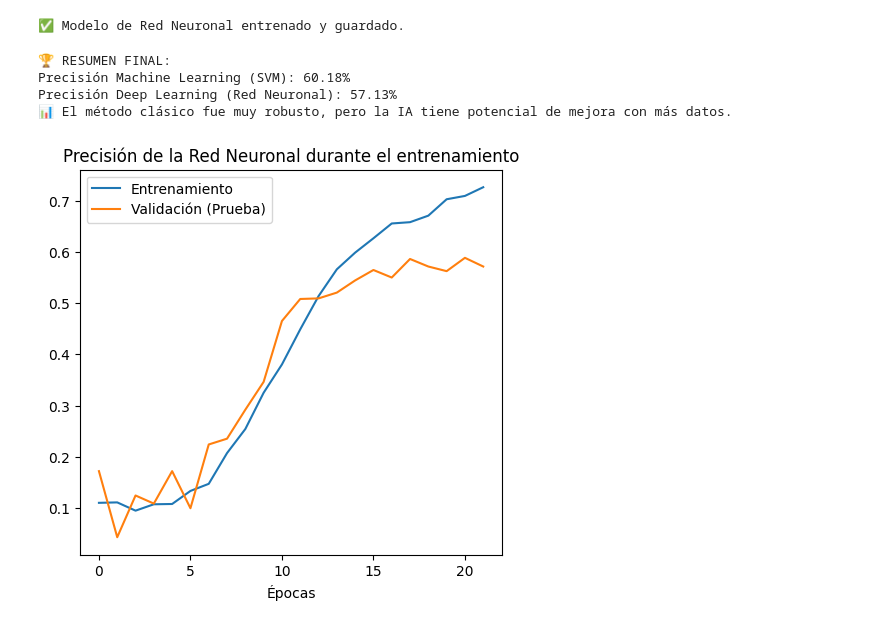
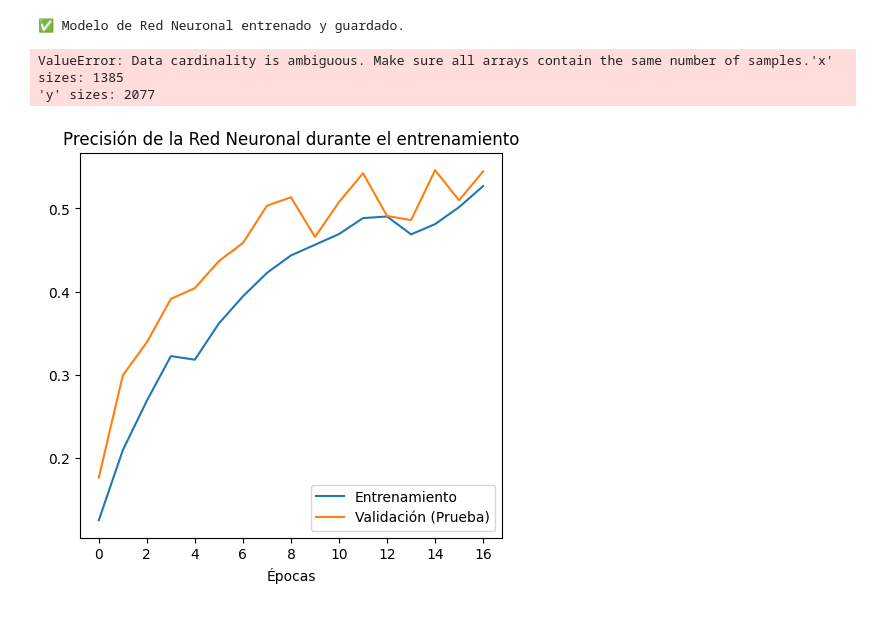
Before and after one commit to fundestpuente/SIC-Clasificador-de-urgencias-medicas-basado-en-la-interpretacion-de-sintomas-mediante-IA, a Jupyter notebook: notebooks/3_entrenamiento_modelos.ipynb, the cells around one changed output. Drawn from its saved outputs; the diff is of its cells as text; code cells hidden in the pictures.

Commit message:
Feat: Embeddings pre entrenados para mejor aprendizaje de la red neuronal.

```diff
--- a/notebooks/3_entrenamiento_modelos.ipynb
+++ b/notebooks/3_entrenamiento_modelos.ipynb
@@ -47,0 +30,23 @@ Clases detectadas: 18
+# %%
+# Cargar datos
+df_procesados = pd.read_csv('../data/datos_nlp_procesados.csv')
+
+# Filtrar clases muy pequeñas (opcional, para evitar errores si hay solo 1 ejemplo)
+conteo = df_procesados['especialidad'].value_counts()
+clases_validas = conteo[conteo > 5].index
+df_procesados = df_procesados[df_procesados['especialidad'].isin(clases_validas)]
+
+# Convertir etiquetas de texto a números (Cardiología -> 0, Respiratorio -> 1...)
+label_encoder = LabelEncoder()
+df_procesados['label_num'] = label_encoder.fit_transform(df_procesados['especialidad'])
+# Separar datos de entrenamiento (80%) y prueba (20%)
+X_train, X_test, y_train, y_test = train_test_split(
+    df_procesados['sintomas_procesados'],
+    df_procesados['label_num'],
+    test_size=0.30,
+    random_state=42,
+    stratify=df_procesados['label_num'] # Mantiene la proporción de clases
+)
+
+print(f"Datos listos. Entrenamiento: {len(X_train)} filas. Prueba: {len(X_test)} filas.")
+print("Clases detectadas:", len(label_encoder.classes_))
@@ -209,0 +76,15 @@ Epoch 22/50
+# %%
+# Cargar embeddings pre-entrenados de FastText
+EMBEDDING_FILE = '../models/cc.es.300.vec'
+
+# Cargar el vocabulario de FastText en memoria (solo lo necesario)
+print("Cargando embeddings pre-entrenados...")
+embeddings_index = {}
+with open(EMBEDDING_FILE, encoding='utf-8') as f:
+    for line in f:
+        values = line.rstrip().rsplit(' ')
+        word = values[0]
+        coefs = np.asarray(values[1:], dtype='float32')
+        embeddings_index[word] = coefs
+
+print(f'Se encontraron {len(embeddings_index)} vectores de palabras en FastText.')
@@ -226,29 +265,27 @@ WARNING:absl:You are saving your model as an HDF5 file via `model.save()` or `ke
 # %%
 # Gráfico de Aprendizaje
 plt.figure(figsize=(12, 5))
 plt.subplot(1, 2, 1)
-plt.plot(history.history['accuracy'], label='Entrenamiento')
-plt.plot(history.history['val_accuracy'], label='Validación (Prueba)')
+plt.plot(history2.history['accuracy'], label='Entrenamiento')
+plt.plot(history2.history['val_accuracy'], label='Validación (Prueba)')
 plt.title('Precisión de la Red Neuronal durante el entrenamiento')
 plt.xlabel('Épocas')
 plt.legend()
 
 # Comparación Final
 loss, acc_dl = model.evaluate(test_padded, y_test, verbose=0)
 print(f"\n🏆 RESUMEN FINAL:")
 print(f"Precisión Machine Learning (SVM): {acc_svm*100:.2f}%")
 print(f"Precisión Deep Learning (Red Neuronal): {acc_dl*100:.2f}%")
 
 if acc_dl > acc_svm:
     print("🚀 ¡La IA (Deep Learning) superó al método clásico!")
 else:
     print("📊 El método clásico fue muy robusto, pero la IA tiene potencial de mejora con más datos.")
 # %% [output]
-🏆 RESUMEN FINAL:
-Precisión Machine Learning (SVM): 60.18%
-Precisión Deep Learning (Red Neuronal): 57.13%
-📊 El método clásico fue muy robusto, pero la IA tiene potencial de mejora con más datos.
+ValueError: Data cardinality is ambiguous. Make sure all arrays contain the same number of samples.'x' sizes: 1385
+'y' sizes: 2077
-[figure, old version]
+[figure, new version]
 # %%
 print("🔍 Ejecutando Aprendizaje No Supervisado (K-Means)...")
 
```
Also changed, not shown: parts of 10 cells of this notebook, 10 other files.
